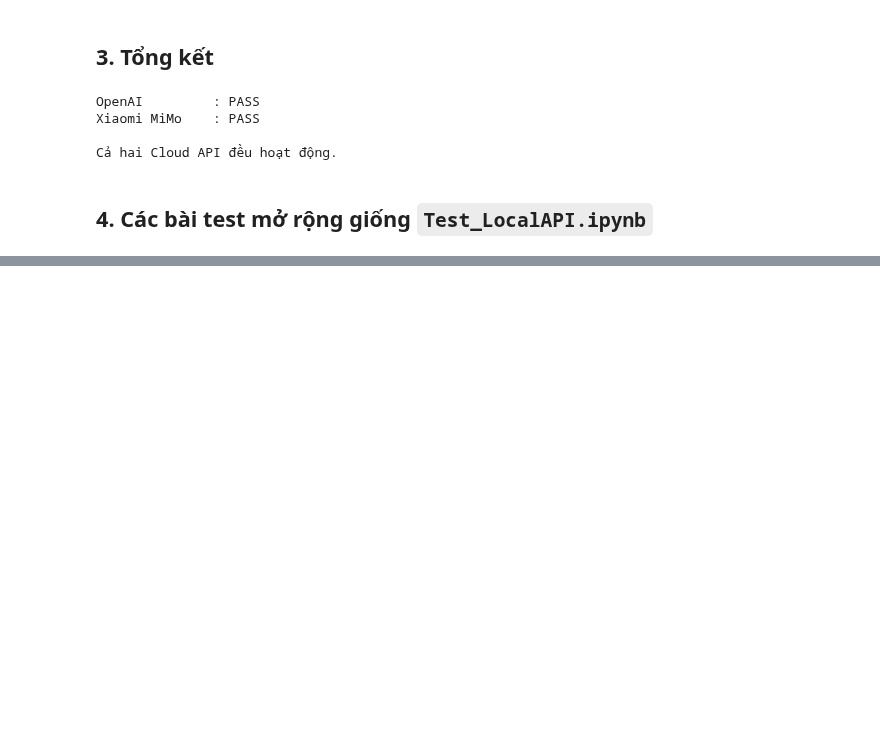
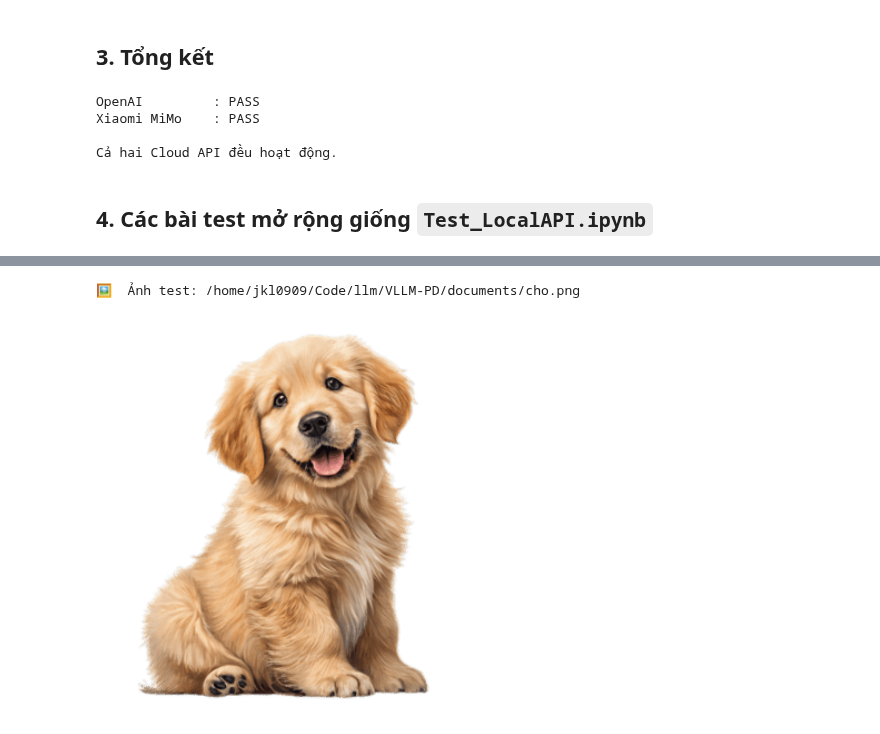
Before and after one commit to JKLover0909/VLLM-PD, a Jupyter notebook: Notebooks/Test_Cloud_APIs.ipynb, the cells around one changed output, grey strips where cells are left out. Saved outputs shown, nothing was run; the diff lists cells and outputs as text; code cells hidden in the pictures; blank space fills up the shorter version.

```diff
--- a/Notebooks/Test_Cloud_APIs.ipynb
+++ b/Notebooks/Test_Cloud_APIs.ipynb
@@ -362,0 +425,77 @@ for result in benchmark_results:
+# %%
+# ============================================================
+# Cell 8 (V2): Test khả năng đọc dữ liệu và hiểu nội dung hình ảnh
+# Gửi ảnh base64 theo chuẩn OpenAI-compatible Vision API
+# ============================================================
+import base64
+import mimetypes
+from IPython.display import Image as IPImage, display
+
+IMAGE_PATH = ENV_PATH.parent / "documents" / "cho.png"
+IMAGE_PROMPT = (
+    "Hãy phân tích ảnh này bằng tiếng Việt. Trích xuất mọi văn bản hoặc dữ liệu nhìn thấy, "
+    "mô tả các đối tượng chính, mối quan hệ giữa chúng và đưa ra kết luận ngắn về nội dung ảnh."
+)
+
+
+def image_to_data_url(image_path: Path) -> str:
+    mime_type = mimetypes.guess_type(image_path.name)[0] or "image/png"
+    encoded = base64.b64encode(image_path.read_bytes()).decode("ascii")
+    return f"data:{mime_type};base64,{encoded}"
+
+
+def test_image_understanding_v2(provider, image_path: Path):
+    provider_name = provider.get("name", "Unknown provider")
+    api_base = provider.get("api_base", "").rstrip("/")
+    if not image_path.is_file():
+        print(f"❌ Không tìm thấy ảnh: {image_path}")
+        return
+
+    payload = {
+        "model": provider["model"],
+        "messages": [
+            {
+                "role": "user",
+                "content": [
+                    {"type": "text", "text": IMAGE_PROMPT},
+                    {
+                        "type": "image_url",
+                        "image_url": {
+                            "url": image_to_data_url(image_path),
+                            "detail": "high",
+                        },
+                    },
+                ],
+            }
+        ],
+        "temperature": 0.1,
+        "max_tokens": 1000,
+    }
+
+    print(f"\n===== Phân tích ảnh bằng {provider_name} =====")
+    try:
+        response = requests.post(
+            f"{api_base}/chat/completions",
+            headers=provider_headers(provider),
+            json=payload,
+            timeout=180,
+        )
+        response.raise_for_status()
+        data = response.json()
+        print(data["choices"][0]["message"]["content"])
+        usage = data.get("usage", {})
+        print(f"\nToken usage: {usage}")
+    except requests.RequestException as error:
+        print(f"❌ {provider_name} không xử lý được ảnh: {error}")
+        if error.response is not None:
+            print(error.response.text[:2000])
+        print("👉 Provider hoặc model này có thể không hỗ trợ đầu vào hình ảnh.")
+
+
+print(f"🖼️  Ảnh test: {IMAGE_PATH}")
+display(IPImage(filename=str(IMAGE_PATH), width=400))
+for provider in PROVIDERS:
+    test_image_understanding_v2(provider, IMAGE_PATH)
+# %% [output]
+🖼️  Ảnh test: /home/jkl0909/Code/llm/VLLM-PD/documents/cho.png
+[figure, added]
```
Also changed, not shown: parts of 7 cells of this notebook, 6 other files.
